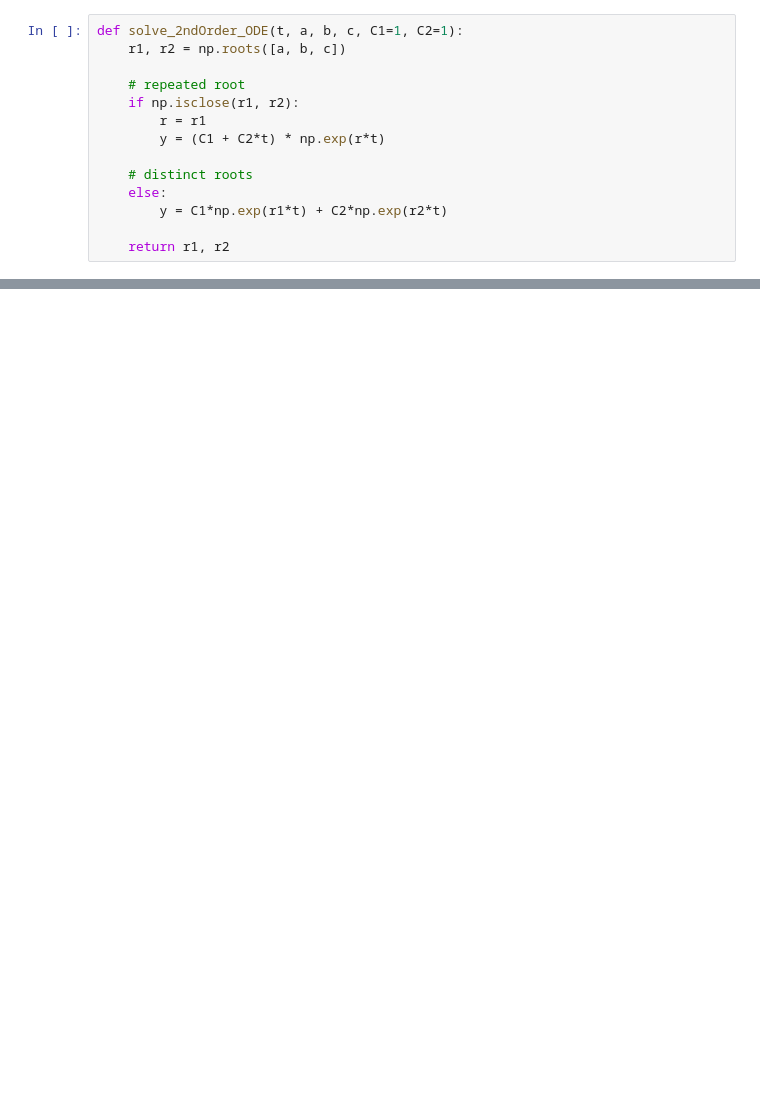
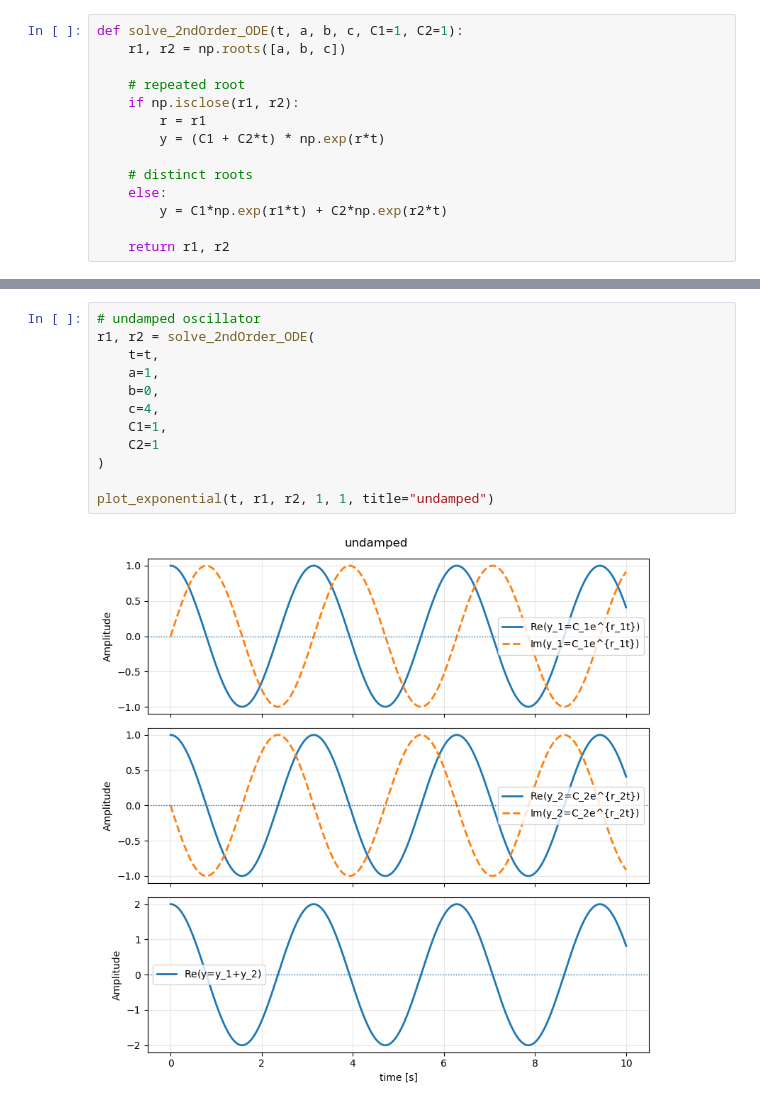
Before and after one commit to eragasa/physkit, a Jupyter notebook: notebooks/math/periodic.behavior.ipynb, the cells around one changed output, grey strips where cells are left out. Saved outputs shown, nothing was run; the diff lists cells and outputs as text; blank space fills up the shorter version.

```diff
--- a/notebooks/math/periodic.behavior.ipynb
+++ b/notebooks/math/periodic.behavior.ipynb
@@ -127,0 +203,14 @@ plot_exponential()
+# %%
+# undamped oscillator
+r1, r2 = solve_2ndOrder_ODE(
+    t=t,
+    a=1,
+    b=0,
+    c=4,
+    C1=1,
+    C2=1
+)
+
+plot_exponential(t, r1, r2, 1, 1, title="undamped")
+# %% [output]
+[figure, added]
```
Also changed, not shown: parts of 10 cells of this notebook, 5 other files.
